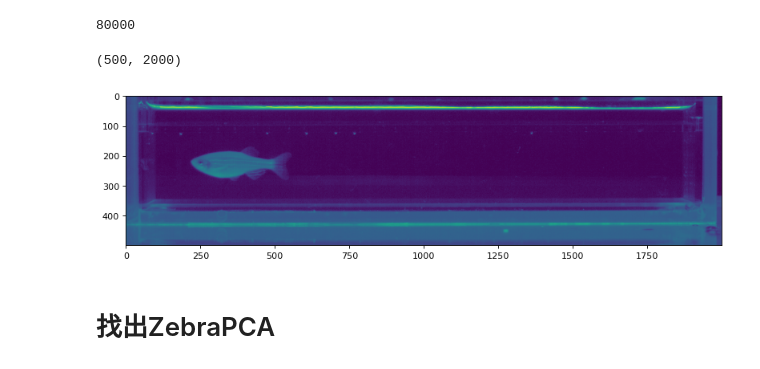
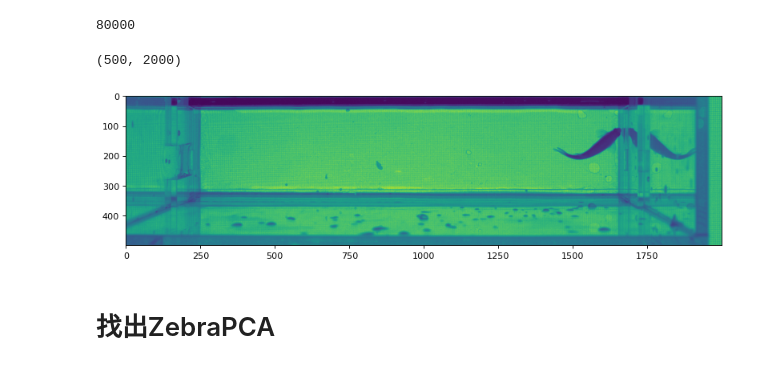
Before and after one commit to isis0517/ZippedFish, a Jupyter notebook: SIDEVIEW.ipynb, the cells around one changed output. Saved outputs shown, nothing was run; the diff lists cells and outputs as text; code cells hidden in the pictures.

```diff
--- a/SIDEVIEW.ipynb
+++ b/SIDEVIEW.ipynb
@@ -18,5 +18,5 @@ from tqdm import tqdm
 # %%
-imgspath = r"/home/isis0517/temp_data"
+imgspath = r"/home/isis0517/temp_data/database"
 #imgspath = "/home/isis0517/Documents/data/imgs"
 
 def getkey(x):
@@ -31,13 +31,13 @@ data_len = len(flist)//2
 # %% [output]
 80000
 # %%
-test_frame = np.load(os.path.join(imgspath, flist[60]))
+test_frame = np.load(os.path.join(imgspath, flist[8401+data_len]))
 plt.figure(figsize=(12, 6), dpi=80)
 plt.imshow(test_frame)
 print(test_frame.shape)
 # %% [output]
 (500, 2000)
-[figure, old version]
+[figure, new version]
 # %%
 # video = cv2.VideoWriter("output1.avi", cv2.VideoWriter_fourcc(*"MJPG"), 10, (1200,800))
 # for s in tqdm(range(data_len)):
```
Also changed, not shown: parts of 45 cells of this notebook, 6 other files.
